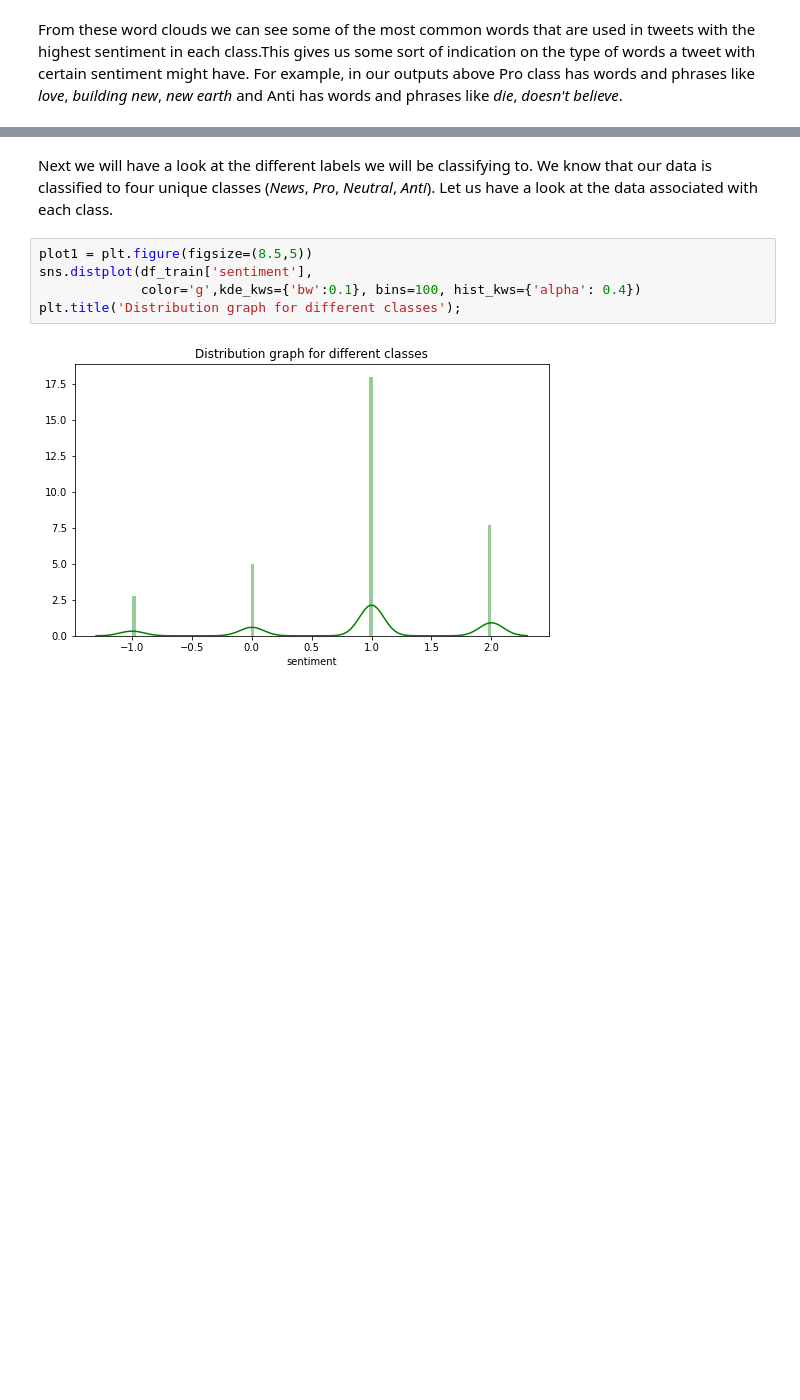
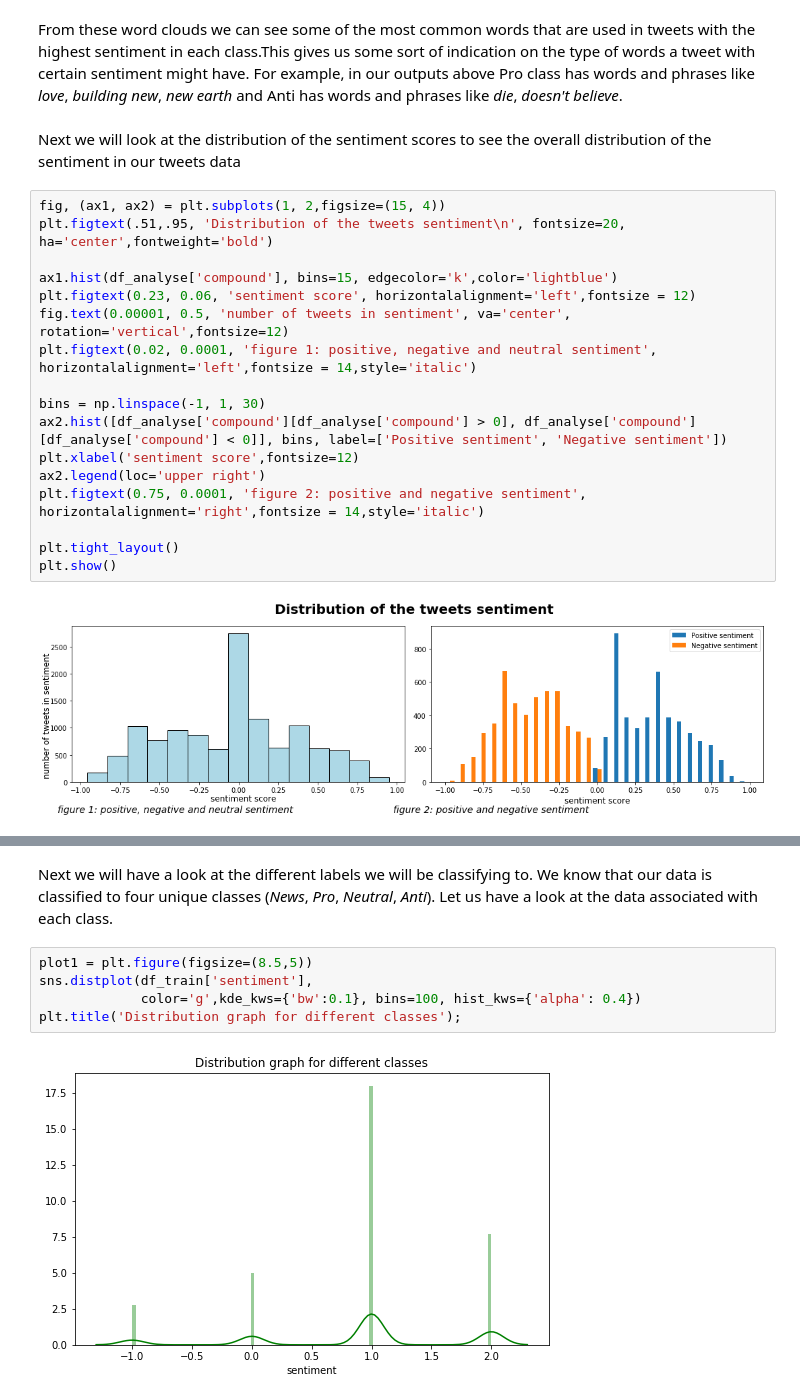
Before and after one commit to Amogelang20/RM1_classification_predict, a Jupyter notebook: Team_RM1_Classification_Predict_Notebook .ipynb, the cells around one changed output, grey strips where cells are left out. Drawn from its saved outputs; the diff is of its cells as text; blank space fills up the shorter version.

```diff
--- a/Team_RM1_Classification_Predict_Notebook .ipynb
+++ b/Team_RM1_Classification_Predict_Notebook .ipynb
@@ -393,2 +393,23 @@ Text(0.515, 0.9, 'Common words in class News: "Factual news about climate change
 # %% [markdown]
 From these word clouds we can see some of the most common words that are used in tweets with the highest sentiment in each class.This gives us some sort of indication on the type of words a tweet with certain sentiment might have. For example, in our outputs above Pro class has words and phrases like *love*, *building new*, *new earth* and Anti has words and phrases like *die*, *doesn't believe*.
+# %% [markdown]
+Next we will look at the distribution of the sentiment scores to see the overall distribution of the sentiment in our tweets data
+# %%
+fig, (ax1, ax2) = plt.subplots(1, 2,figsize=(15, 4))
+plt.figtext(.51,.95, 'Distribution of the tweets sentiment\n', fontsize=20, ha='center',fontweight='bold')
+
+ax1.hist(df_analyse['compound'], bins=15, edgecolor='k',color='lightblue')
+plt.figtext(0.23, 0.06, 'sentiment score', horizontalalignment='left',fontsize = 12)
+fig.text(0.00001, 0.5, 'number of tweets in sentiment', va='center', rotation='vertical',fontsize=12)
+plt.figtext(0.02, 0.0001, 'figure 1: positive, negative and neutral sentiment', horizontalalignment='left',fontsize = 14,style='italic')
+
+bins = np.linspace(-1, 1, 30)
+ax2.hist([df_analyse['compound'][df_analyse['compound'] > 0], df_analyse['compound'][df_analyse['compound'] < 0]], bins, label=['Positive sentiment', 'Negative sentiment'])
+plt.xlabel('sentiment score',fontsize=12)
+ax2.legend(loc='upper right')
+plt.figtext(0.75, 0.0001, 'figure 2: positive and negative sentiment', horizontalalignment='right',fontsize = 14,style='italic')
+
+plt.tight_layout()
+plt.show()
+# %% [output]
+[figure, added]
```
Also changed, not shown: parts of 5 cells of this notebook.
